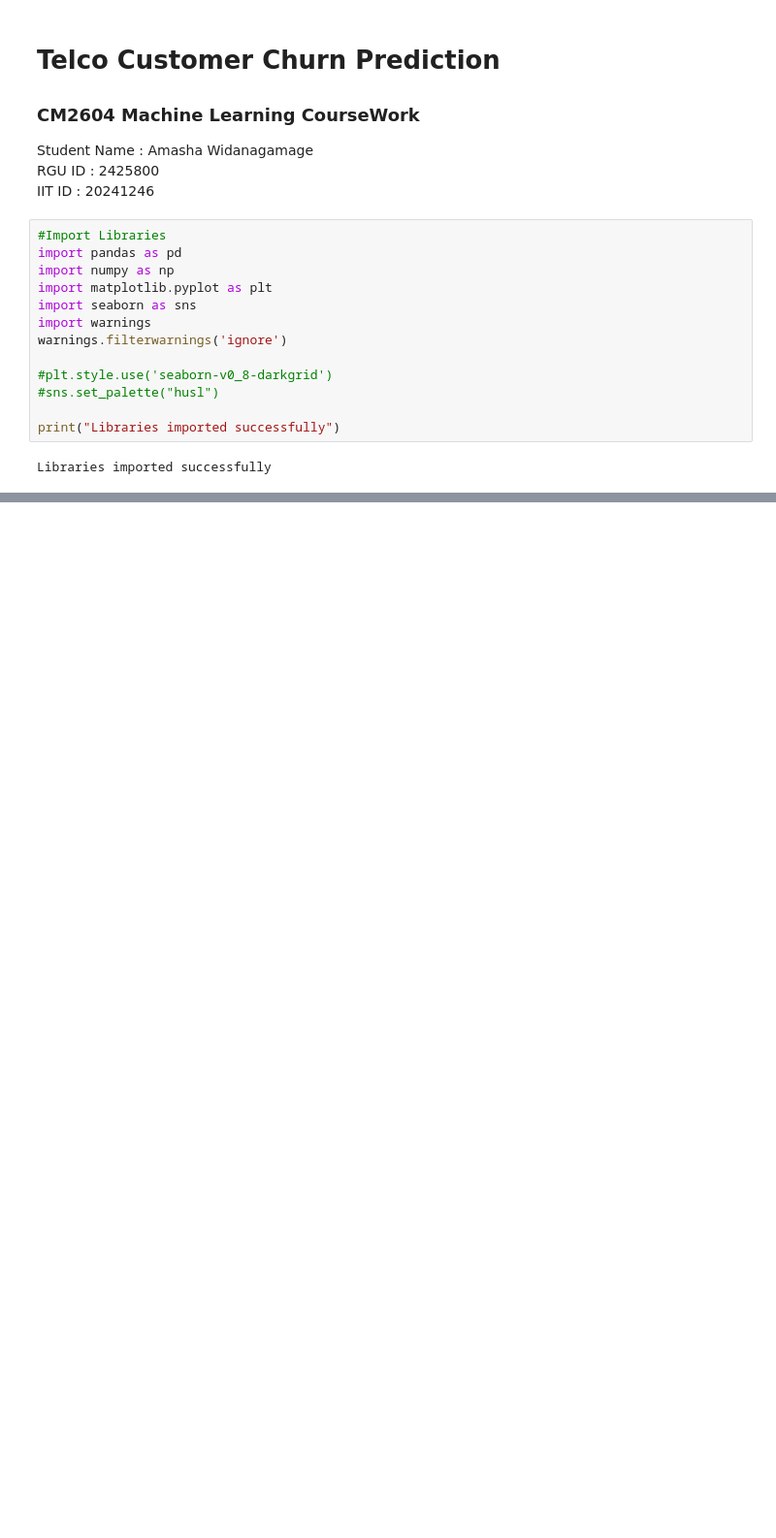
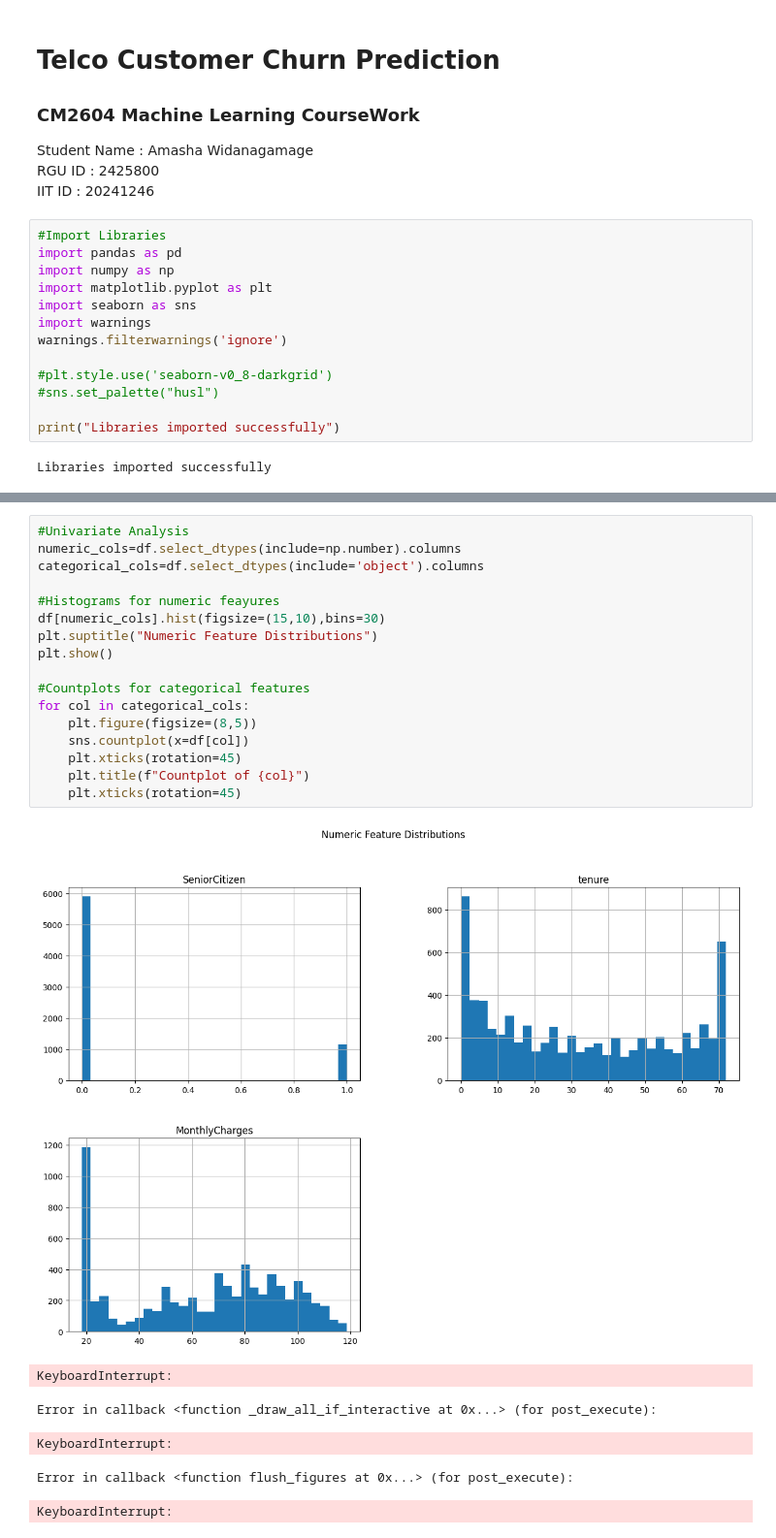
Before and after one commit to Amasha03/Customer_Churn_Prediction, a Jupyter notebook: notebooks/01_Exploratory_Data_Analysis.ipynb, the cells around one changed output, grey strips where cells are left out. Shown at 97% size. Drawn from its saved outputs; the diff is of its cells as text; blank space fills up the shorter version.

Commit message:
Added some functions

```diff
--- a/notebooks/01_Exploratory_Data_Analysis.ipynb
+++ b/notebooks/01_Exploratory_Data_Analysis.ipynb
@@ -44,0 +177,24 @@ Shape: 7043 rows x 21 columns
+# %%
+#Univariate Analysis
+numeric_cols=df.select_dtypes(include=np.number).columns
+categorical_cols=df.select_dtypes(include='object').columns
+
+#Histograms for numeric feayures
+df[numeric_cols].hist(figsize=(15,10),bins=30)
+plt.suptitle("Numeric Feature Distributions")
+plt.show()
+
+#Countplots for categorical features
+for col in categorical_cols:
+    plt.figure(figsize=(8,5))
+    sns.countplot(x=df[col])
+    plt.xticks(rotation=45)
+    plt.title(f"Countplot of {col}")
+    plt.xticks(rotation=45)
+# %% [output]
+[figure, added]
+KeyboardInterrupt:
+Error in callback <function _draw_all_if_interactive at 0x...> (for post_execute):
+KeyboardInterrupt:
+Error in callback <function flush_figures at 0x...> (for post_execute):
+KeyboardInterrupt:
```
Also changed, not shown: parts of 8 cells of this notebook.
